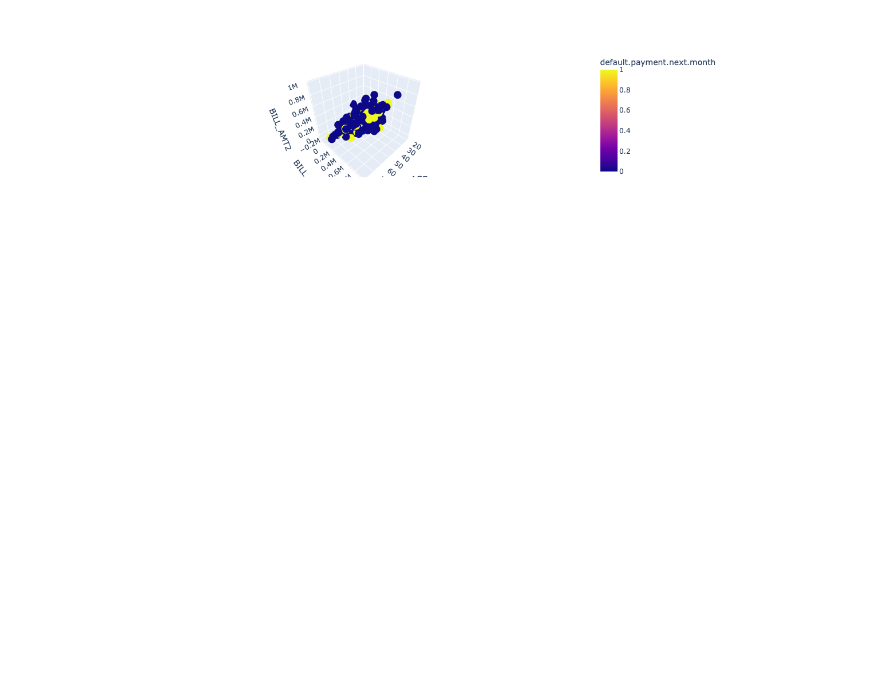
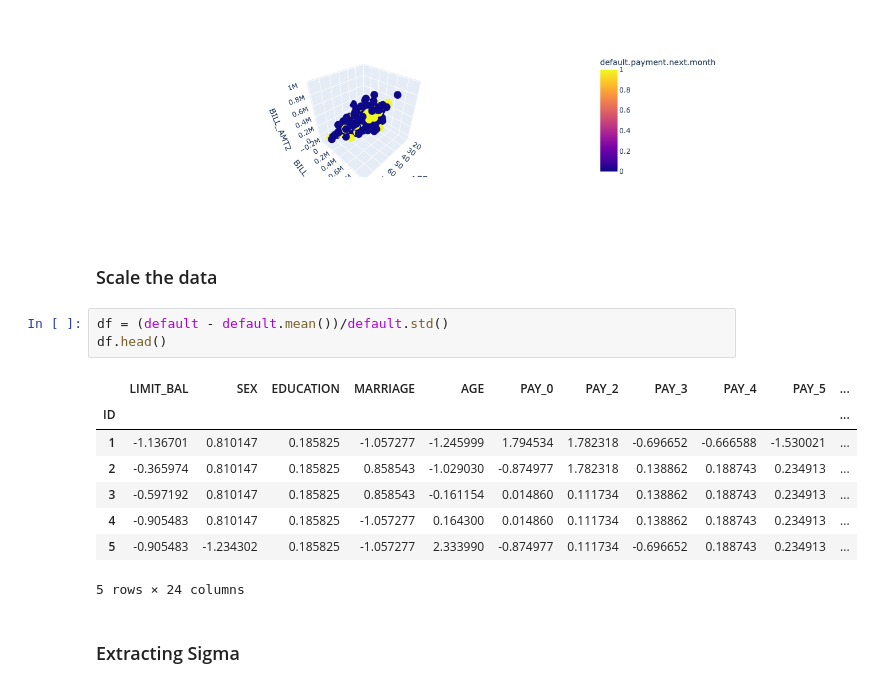
Before and after one commit to lis497/UCBerkeley-Haas-ML, a Jupyter notebook: M6/M6_TryIt_PCA_Summarizing_Data.ipynb, the cells around one changed output. Saved outputs shown, nothing was run; the diff lists cells and outputs as text; blank space fills up the shorter version.

Commit message:
PCA Summarizing Data 2

```diff
--- a/M6/M6_TryIt_PCA_Summarizing_Data.ipynb
+++ b/M6/M6_TryIt_PCA_Summarizing_Data.ipynb
@@ -75,3 +77,19 @@ plt.tight_layout();
 px.scatter_3d(data_frame=default, x = 'AGE', y = 'BILL_AMT1', z = 'BILL_AMT2', color = 'default.payment.next.month')
 # %% [output]
 [figure]
+# %% [markdown]
+### Scale the data
+# %%
+df = (default - default.mean())/default.std()
+df.head()
+# %% [output]
+|  | LIMIT_BAL | SEX | EDUCATION | MARRIAGE | AGE | PAY_0 | PAY_2 | PAY_3 | PAY_4 | PAY_5 | ... |
+| ID |  |  |  |  |  |  |  |  |  |  | ... |
+| 1 | -1.136701 | 0.810147 | 0.185825 | -1.057277 | -1.245999 | 1.794534 | 1.782318 | -0.696652 | -0.666588 | -1.530021 | ... |
+| 2 | -0.365974 | 0.810147 | 0.185825 | 0.858543 | -1.029030 | -0.874977 | 1.782318 | 0.138862 | 0.188743 | 0.234913 | ... |
+| 3 | -0.597192 | 0.810147 | 0.185825 | 0.858543 | -0.161154 | 0.014860 | 0.111734 | 0.138862 | 0.188743 | 0.234913 | ... |
+| 4 | -0.905483 | 0.810147 | 0.185825 | -1.057277 | 0.164300 | 0.014860 | 0.111734 | 0.138862 | 0.188743 | 0.234913 | ... |
+| 5 | -0.905483 | -1.234302 | 0.185825 | -1.057277 | 2.333990 | -0.874977 | 0.111734 | -0.696652 | 0.188743 | 0.234913 | ... |
+5 rows × 24 columns
+# %% [markdown]
+### Extracting Sigma
```
Also changed, not shown: parts of 19 cells of this notebook.
